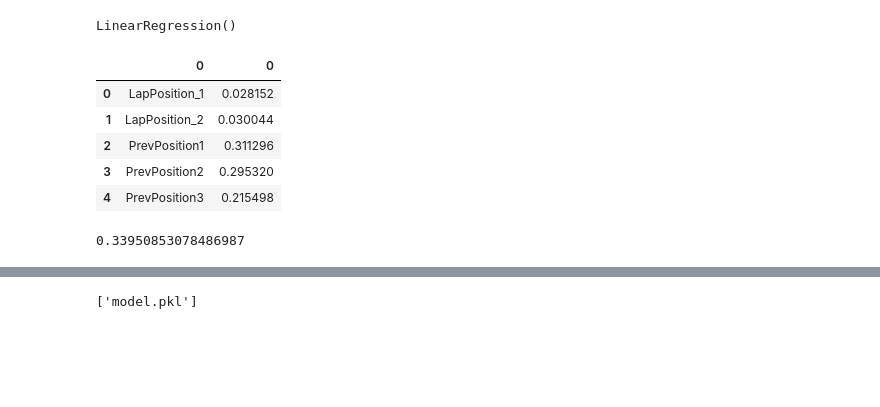
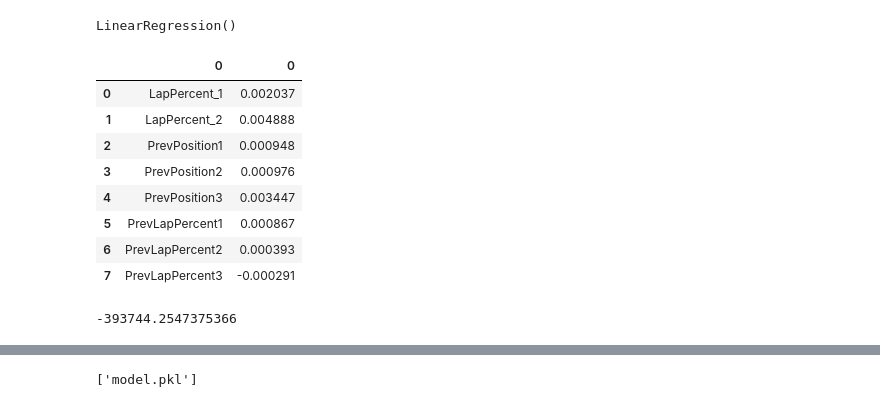
Before and after one commit to jamisonmeindl/F1-Data-Analysis, a Jupyter notebook: training.ipynb, the cells around one changed output, grey strips where cells are left out. Cells and saved outputs as stored; diff of their text form; code cells hidden in the pictures; blank space fills up the shorter version.

Commit message:
implemented positional features

```diff
--- a/training.ipynb
+++ b/training.ipynb
@@ -56,6 +68,7 @@ test_data = data[data['EventDate'] > np.datetime64('2022-06-30')]
 # %%
-X_cols =['LapPosition_1', 'LapPosition_2', 'PrevPosition1',
-       'PrevPosition2', 'PrevPosition3']
+X_cols =['LapPercent_1', 'LapPercent_2', 'PrevPosition1',
+       'PrevPosition2', 'PrevPosition3', 'PrevLapPercent1',
+       'PrevLapPercent2', 'PrevLapPercent3']
 # %%
 train_X = train_data[X_cols]
-train_y = train_data['Position']
+train_y = train_data['LapPercent']
@@ -74,2 +75,5 @@ train_y = train_data['Position']
 # %%
 train_X.to_pickle('train_X.pkl')
+# %%
+train_X_norm = (train_X - train_X.mean()) / train_X.std()
+# train_y = (train_y - train_y.mean()) / train_y.std()
@@ -98,19 +112,22 @@ train_X
 # %%
 model = linear_model.LinearRegression()
-model.fit(train_X, train_y)
+model.fit(train_X_norm, train_y)
 # %% [output]
 LinearRegression()
 # %%
 # params = {}
 # best_model = GridSearchCV(model, param_grid = params).fit(train_X, train_y)
 # %%
-pd.concat([pd.DataFrame(train_X.columns),pd.DataFrame(np.transpose(model.coef_))], axis = 1)
+pd.concat([pd.DataFrame(train_X_norm.columns),pd.DataFrame(np.transpose(model.coef_))], axis = 1)
 # %% [output]
 |  | 0 | 0 |
-| 0 | LapPosition_1 | 0.028152 |
-| 1 | LapPosition_2 | 0.030044 |
-| 2 | PrevPosition1 | 0.311296 |
-| 3 | PrevPosition2 | 0.295320 |
-| 4 | PrevPosition3 | 0.215498 |
+| 0 | LapPercent_1 | 0.002037 |
+| 1 | LapPercent_2 | 0.004888 |
+| 2 | PrevPosition1 | 0.000948 |
+| 3 | PrevPosition2 | 0.000976 |
+| 4 | PrevPosition3 | 0.003447 |
+| 5 | PrevLapPercent1 | 0.000867 |
+| 6 | PrevLapPercent2 | 0.000393 |
+| 7 | PrevLapPercent3 | -0.000291 |
 # %%
 test_X = test_data[X_cols]
@@ -118,9 +137,9 @@ test_y = test_data['Position']
 # %%
 pred = model.predict(test_X)
 # %%
-r2_score(train_data['Position'], train_data['PrevPosition1'])
+r2_score(train_data['LapPercent'], train_data['PrevPosition1'])
 # %% [output]
-0.33950853078486987
+-393744.2547375366
 # %%
 results = pd.DataFrame({'pred': pred, 'actual': test_y})
 # %%
```
Also changed, not shown: parts of 15 cells of this notebook, 2 other files.
